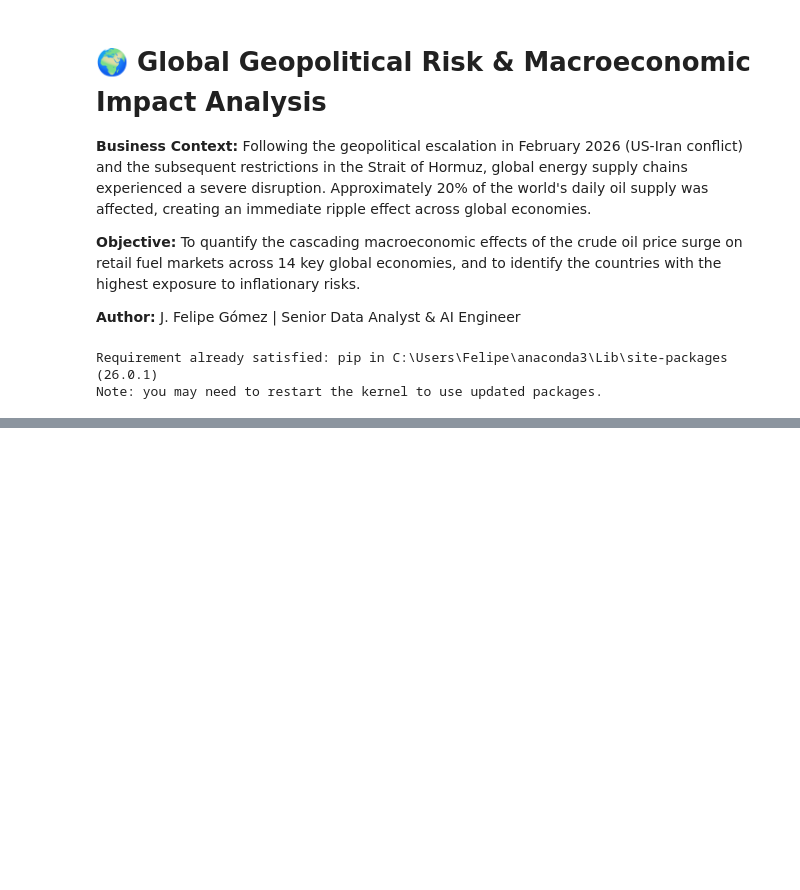
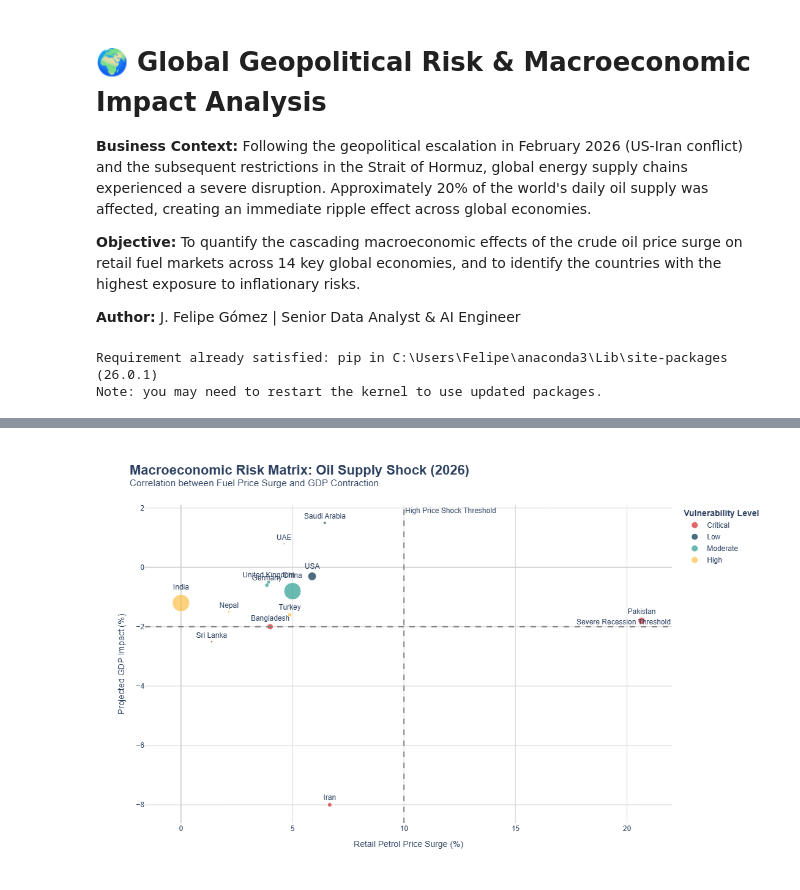
Before and after one commit to Belliat1/Global-Macroeconomic-Risk-AI, a Jupyter notebook: 01_eda_petrol_risk_analysis.ipynb, the cells around one changed output, grey strips where cells are left out. Cells and saved outputs as stored; diff of their text form; code cells hidden in the pictures; blank space fills up the shorter version.

```diff
--- a/01_eda_petrol_risk_analysis.ipynb
+++ b/01_eda_petrol_risk_analysis.ipynb
@@ -55,0 +132,54 @@ Successfully installed kagglehub-1.0.0 kagglesdk-0.1.16
+# %%
+# ==========================================
+# 4. High-Impact Visualization: Risk Matrix (Ready for LinkedIn Publication)
+# ==========================================
+
+# Define a custom color palette for risk levels
+risk_colors = {
+    'Critical': '#d62828',
+    'Severe': '#f77f00',
+    'High': '#fcbf49',
+    'Moderate': '#2a9d8f',
+    'Low': '#003049',
+    'Extreme': '#000000'
+}
+
+fig = px.scatter(
+    df_master,
+    x='pct_increase',
+    y='gdp_impact_pct',
+    size='population_m', # Bubble size represents population
+    color='vulnerability',
+    text='country', # <-- NUEVO: Agrega el nombre del país como etiqueta
+    hover_name='country',
+    hover_data={'pct_increase': ':.2f', 'gdp_impact_pct': ':.2f', 'inflation_risk': True, 'population_m': False, 'country': False},
+    color_discrete_map=risk_colors,
+    title='<b>Macroeconomic Risk Matrix: Oil Supply Shock (2026)</b><br><sup>Correlation between Fuel Price Surge and GDP Contraction</sup>',
+    labels={
+        'pct_increase': 'Retail Petrol Price Surge (%)',
+        'gdp_impact_pct': 'Projected GDP Impact (%)',
+        'vulnerability': 'Vulnerability Level'
+    },
+    template='plotly_white',
+    height=700
+)
+
+# Add quadrants/reference lines
+fig.add_hline(y=-2.0, line_dash="dash", line_color="gray", annotation_text="Severe Recession Threshold")
+fig.add_vline(x=10.0, line_dash="dash", line_color="gray", annotation_text="High Price Shock Threshold")
+
+# NUEVO: Posiciona el texto de las etiquetas para que sea legible
+fig.update_traces(textposition='top center')
+
+# Professional layout adjustments
+fig.update_layout(
+    xaxis=dict(showgrid=True, gridcolor='lightgray', zeroline=True, zerolinewidth=2, zerolinecolor='lightgray'),
+    yaxis=dict(showgrid=True, gridcolor='lightgray', zeroline=True, zerolinewidth=2, zerolinecolor='lightgray'),
+    legend_title_text='<b>Vulnerability Level</b>',
+    title_font=dict(size=22),
+    font=dict(family="Arial, sans-serif", size=12) # Un poco más grande para que se lea bien en la imagen
+)
+
+fig.show()
+# %% [output]
+[figure, added]
```
Also changed, not shown: parts of 7 cells of this notebook.
